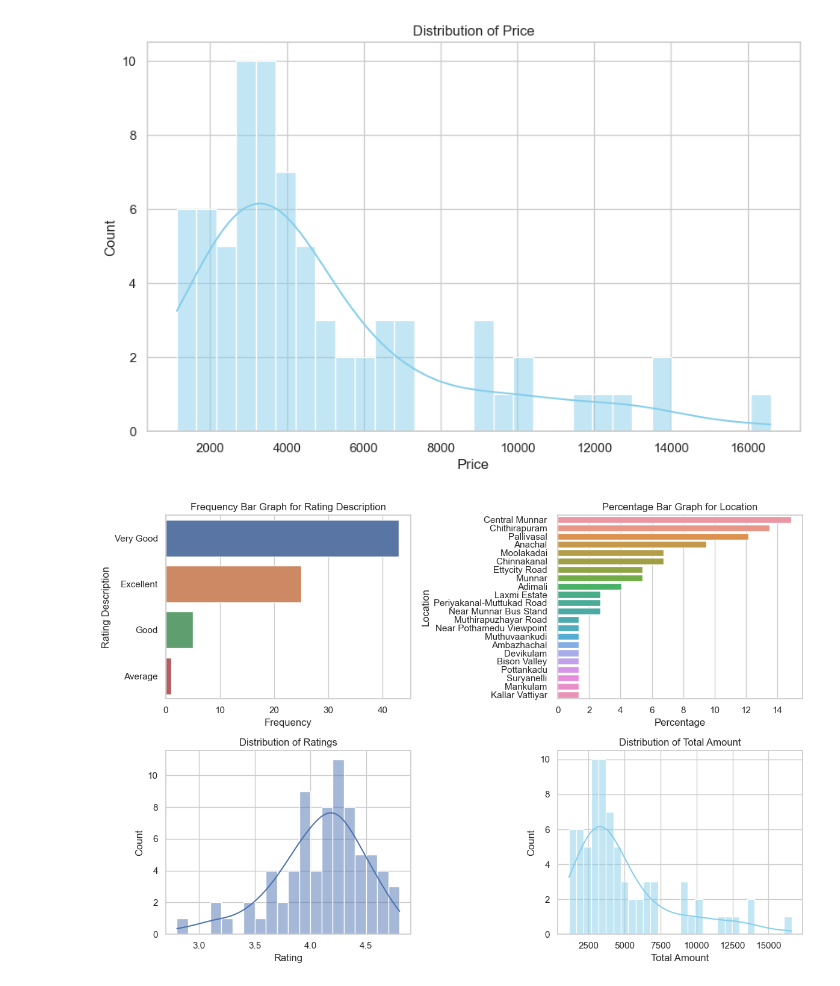
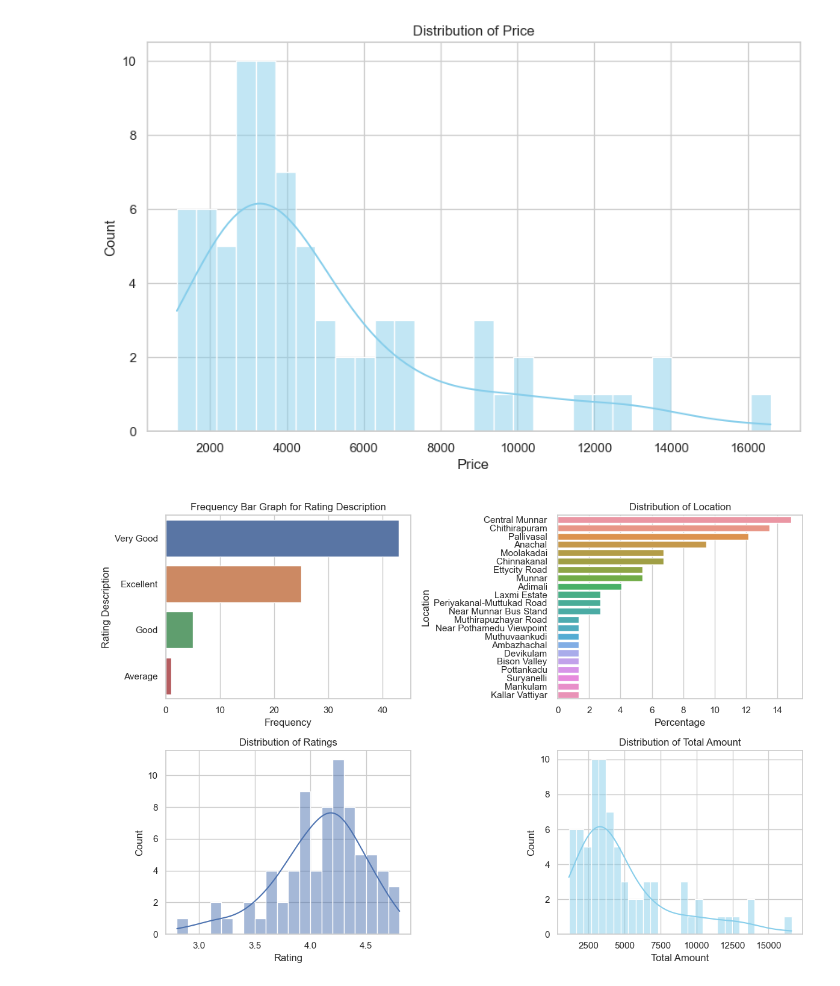
Before and after one commit to domingasdb/Data-Analysis-with-Artificial-Intelligence, a Jupyter notebook: munnar_hotels_analysis.ipynb, the cells around one changed output. Cells and saved outputs as stored; diff of their text form; code cells hidden in the pictures.

```diff
--- a/munnar_hotels_analysis.ipynb
+++ b/munnar_hotels_analysis.ipynb
@@ -317,36 +317,36 @@ rating_counts.columns = ['Rating Description', 'Frequency']
 rating_counts = rating_counts.sort_values(by='Frequency', ascending=False)
 sns.barplot(x='Frequency', y='Rating Description', data=rating_counts, ax=axes[0, 0])
 axes[0, 0].set_xlabel('Frequency')
 axes[0, 0].set_ylabel('Rating Description')
 axes[0, 0].set_title('Frequency Bar Graph for Rating Description')
 
-# Gráfico 2 - Gráfico de barras da frequência de Location
+# Gráfico 2 - Gráfico de barras da frequência de Locatio![1694103566570](image/readme/1694103566570.png)n
 location_counts = data['Location'].value_counts(normalize=True).mul(100).reset_index()
 location_counts.columns = ['Location', 'Percentage']
 location_counts = location_counts.sort_values(by='Percentage', ascending=False)
 sns.barplot(x='Percentage', y='Location', data=location_counts, ax=axes[0, 1])
 axes[0, 1].set_xlabel('Percentage')
 axes[0, 1].set_ylabel('Location')
-axes[0, 1].set_title('Percentage Bar Graph for Location')
+axes[0, 1].set_title('Distribution of Location')
 
 # Visualize the distribution of ratings
 sns.histplot(data=data, x="Rating", bins=20, kde=True, ax=axes[1, 0])
 axes[1, 0].set_title("Distribution of Ratings")
 axes[1, 0].set_xlabel("Rating")
 axes[1, 0].set_ylabel("Count")
 
 # Visualize the distribution of Price
 sns.histplot(data=data, x='total_amount', bins=30, kde=True, color='skyblue', ax=axes[1, 1])
 axes[1, 1].set_title('Distribution of Total Amount')
 axes[1, 1].set_ylabel("Count")
 axes[1, 1].set_xlabel("Total Amount")
 
 # Ajuste o layout
 plt.tight_layout()
 # Mostre a visualização
 plt.show()
 # %% [output]
-[figure, old version]
+[figure, new version]
 # %%
 # Primeiro, vamos criar subplots
 fig, axes = plt.subplots(2, 2, figsize=(12, 8))
```
Also changed, not shown: parts of 1 cell of this notebook, 7 other files.
